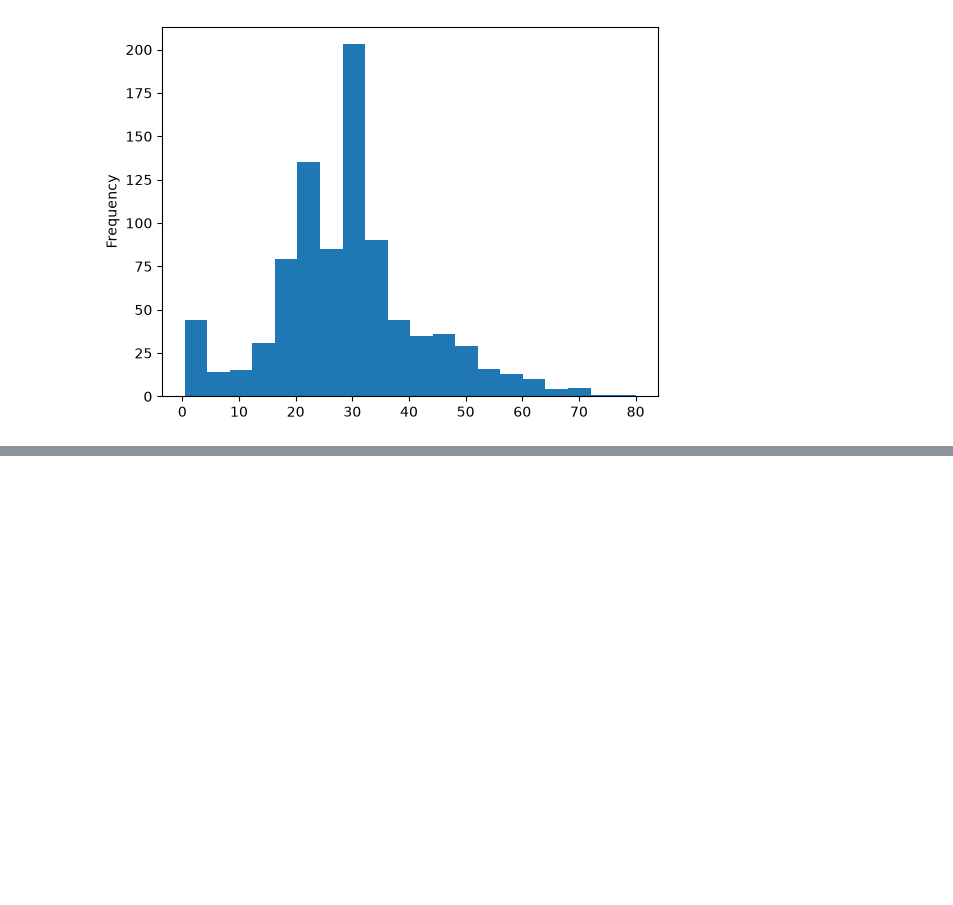
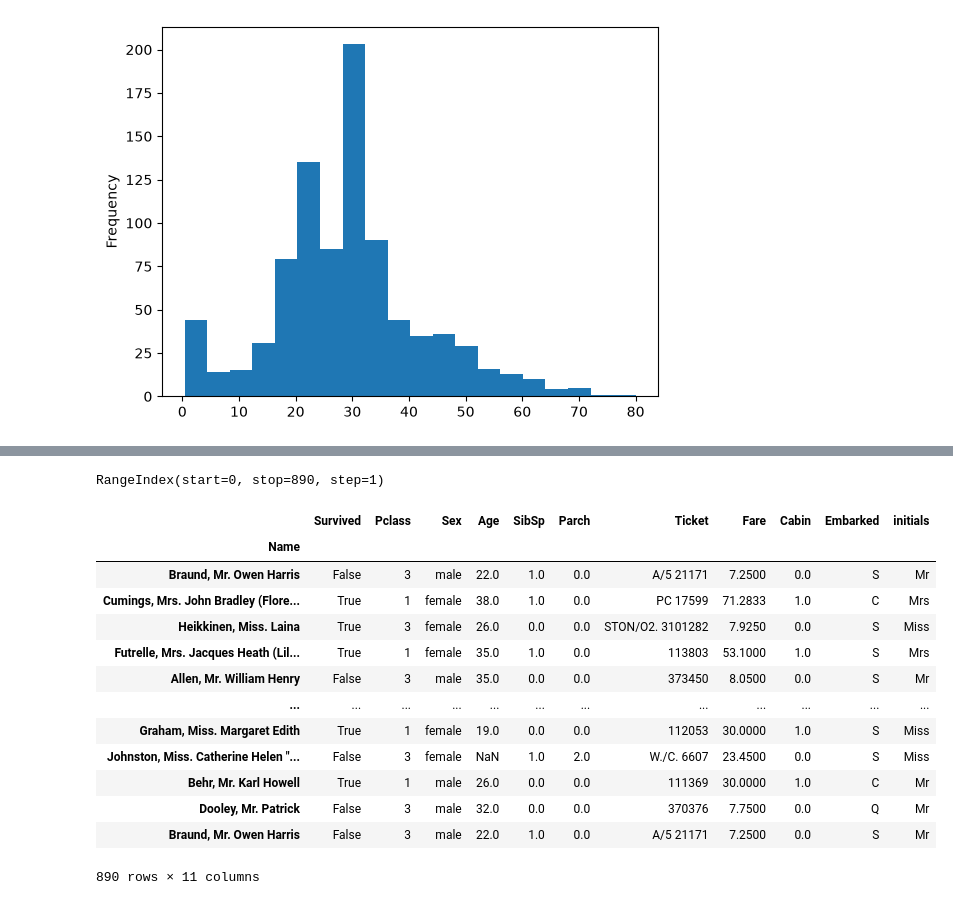
Before and after one commit to Ryujyanssii/DSML, a Jupyter notebook: learning/Day27,28/DataManipulation.ipynb, the cells around one changed output, grey strips where cells are left out. Drawn from its saved outputs; the diff is of its cells as text; code cells hidden in the pictures; blank space fills up the shorter version.

```diff
--- a/learning/Day27/DataManipulation.ipynb
+++ b/learning/Day27,28/DataManipulation.ipynb
@@ -248,0 +321,6 @@ titanic_df_fillAge_with_initial.Age.plot(kind = "hist", bins = 20)
+# %%
+titanic_df.Cabin = titanic_df.Cabin.astype(float)
+titanic_df = titanic_df.astype({
+    "Survived" : bool, "Pclass" : "int16"
+})
+titanic_df.head()
@@ -248,0 +342,21 @@ titanic_df_fillAge_with_initial.Age.plot(kind = "hist", bins = 20)
+# %%
+titanic_df.index
+# %% [output]
+RangeIndex(start=0, stop=890, step=1)
+# %%
+titanic_df.set_index("Name", drop = True)
+# %% [output]
+|  | Survived | Pclass | Sex | Age | SibSp | Parch | Ticket | Fare | Cabin | Embarked | initials |
+| Name |  |  |  |  |  |  |  |  |  |  |  |
+| Braund, Mr. Owen Harris | False | 3 | male | 22.0 | 1.0 | 0.0 | A/5 21171 | 7.2500 | 0.0 | S | Mr |
+| Cumings, Mrs. John Bradley (Flore... | True | 1 | female | 38.0 | 1.0 | 0.0 | PC 17599 | 71.2833 | 1.0 | C | Mrs |
+| Heikkinen, Miss. Laina | True | 3 | female | 26.0 | 0.0 | 0.0 | STON/O2. 3101282 | 7.9250 | 0.0 | S | Miss |
+| Futrelle, Mrs. Jacques Heath (Lil... | True | 1 | female | 35.0 | 1.0 | 0.0 | 113803 | 53.1000 | 1.0 | S | Mrs |
+| Allen, Mr. William Henry | False | 3 | male | 35.0 | 0.0 | 0.0 | 373450 | 8.0500 | 0.0 | S | Mr |
+| ... | ... | ... | ... | ... | ... | ... | ... | ... | ... | ... | ... |
+| Graham, Miss. Margaret Edith | True | 1 | female | 19.0 | 0.0 | 0.0 | 112053 | 30.0000 | 1.0 | S | Miss |
+| Johnston, Miss. Catherine Helen "... | False | 3 | female | NaN | 1.0 | 2.0 | W./C. 6607 | 23.4500 | 0.0 | S | Miss |
+| Behr, Mr. Karl Howell | True | 1 | male | 26.0 | 0.0 | 0.0 | 111369 | 30.0000 | 1.0 | C | Mr |
+| Dooley, Mr. Patrick | False | 3 | male | 32.0 | 0.0 | 0.0 | 370376 | 7.7500 | 0.0 | Q | Mr |
+| Braund, Mr. Owen Harris | False | 3 | male | 22.0 | 1.0 | 0.0 | A/5 21171 | 7.2500 | 0.0 | S | Mr |
+890 rows × 11 columns
```
Also changed, not shown: parts of 10 cells of this notebook, 1 other file.
